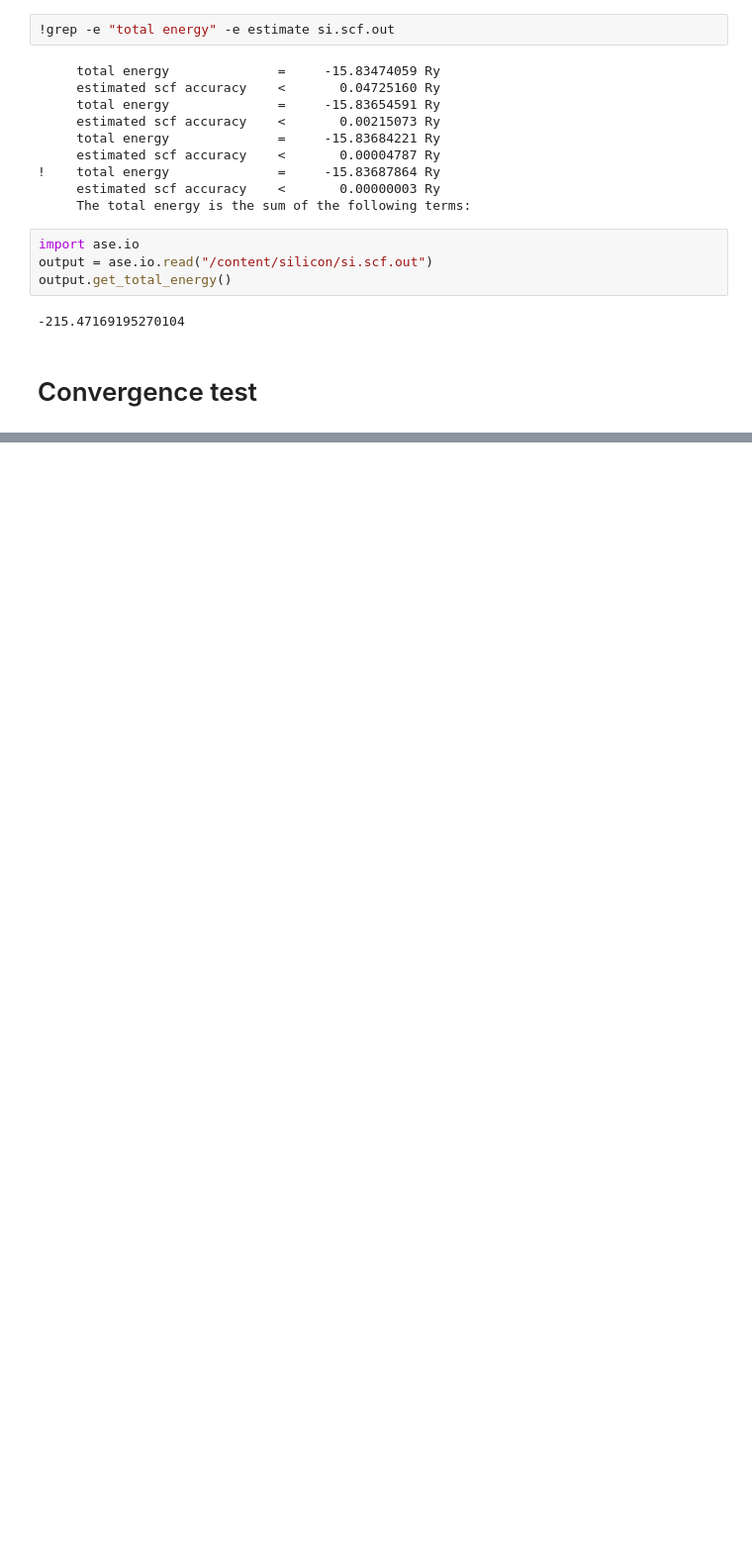
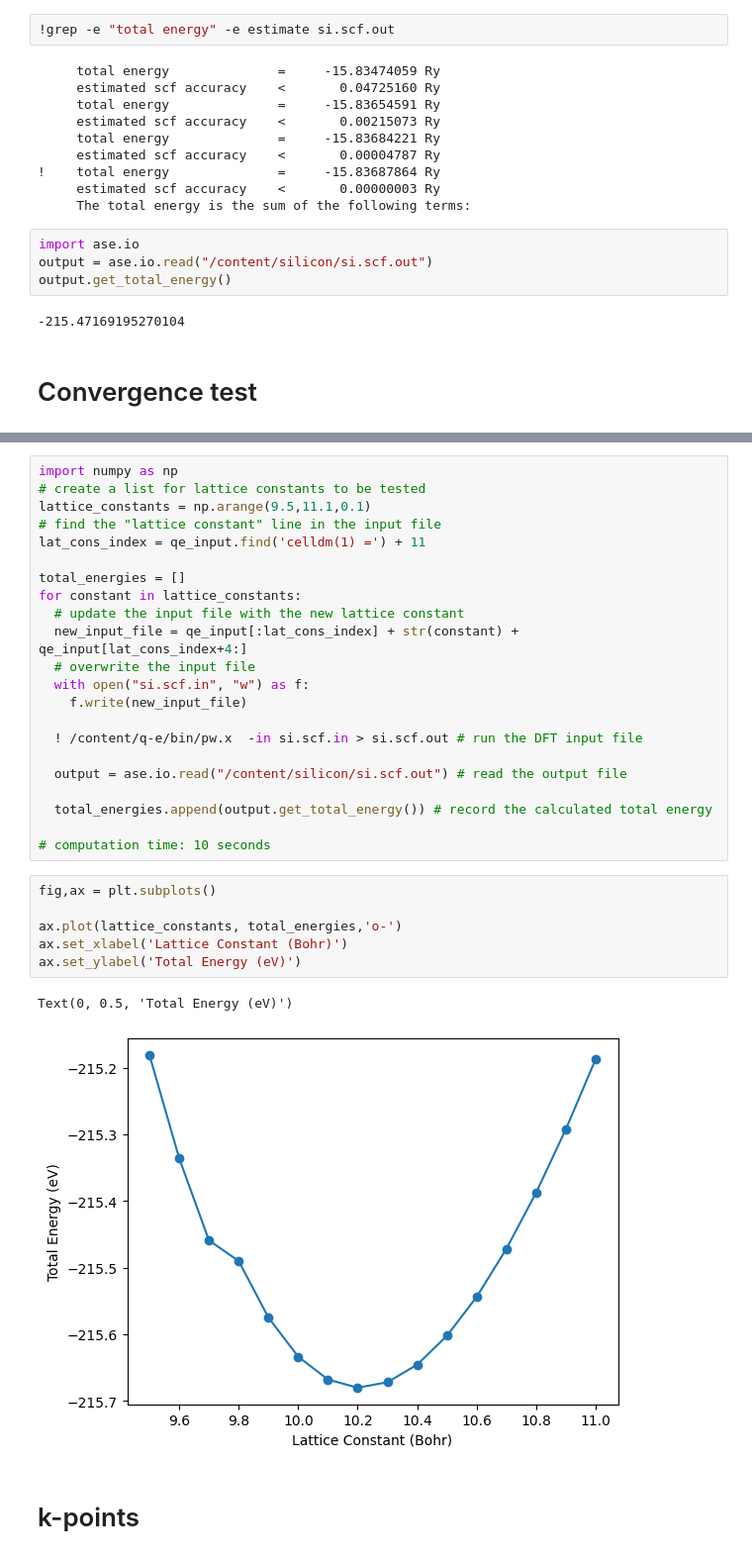
Before and after one commit to sedaoturak/Quantum_Espresso_Colab, a Jupyter notebook: Quantum_Espresso_Colab.ipynb, the cells around one changed output, grey strips where cells are left out. Shown: that part at 99% size. Drawn from its saved outputs; the diff is of its cells as text; blank space fills up the shorter version.

```diff
--- a/Quantum_Espresso_Colab.ipynb
+++ b/Quantum_Espresso_Colab.ipynb
@@ -157,0 +171,33 @@ plt.plot(cutoff_energies, total_energies,'o-')
+# %%
+import numpy as np
+# create a list for lattice constants to be tested
+lattice_constants = np.arange(9.5,11.1,0.1)
+# find the "lattice constant" line in the input file
+lat_cons_index = qe_input.find('celldm(1) =') + 11
+
+total_energies = []
+for constant in lattice_constants:
+  # update the input file with the new lattice constant
+  new_input_file = qe_input[:lat_cons_index] + str(constant) + qe_input[lat_cons_index+4:]
+  # overwrite the input file
+  with open("si.scf.in", "w") as f:
+    f.write(new_input_file)
+
+  ! /content/q-e/bin/pw.x  -in si.scf.in > si.scf.out # run the DFT input file
+
+  output = ase.io.read("/content/silicon/si.scf.out") # read the output file
+
+  total_energies.append(output.get_total_energy()) # record the calculated total energy
+
+# computation time: 10 seconds
+# %%
+fig,ax = plt.subplots()
+
+ax.plot(lattice_constants, total_energies,'o-')
+ax.set_xlabel('Lattice Constant (Bohr)')
+ax.set_ylabel('Total Energy (eV)')
+# %% [output]
+Text(0, 0.5, 'Total Energy (eV)')
+[figure, added]
+# %% [markdown]
+# k-points
```
Also changed, not shown: parts of 8 cells of this notebook.
